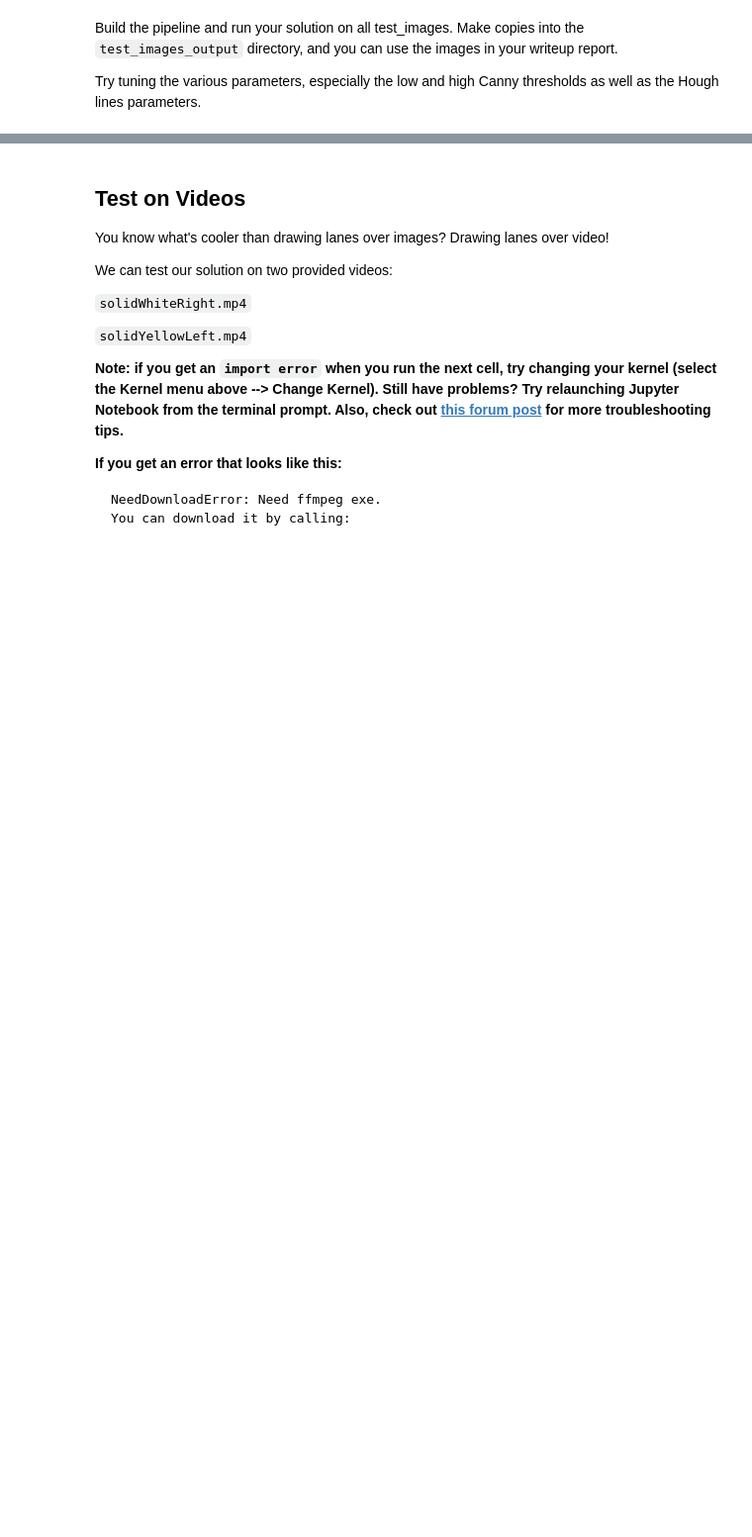
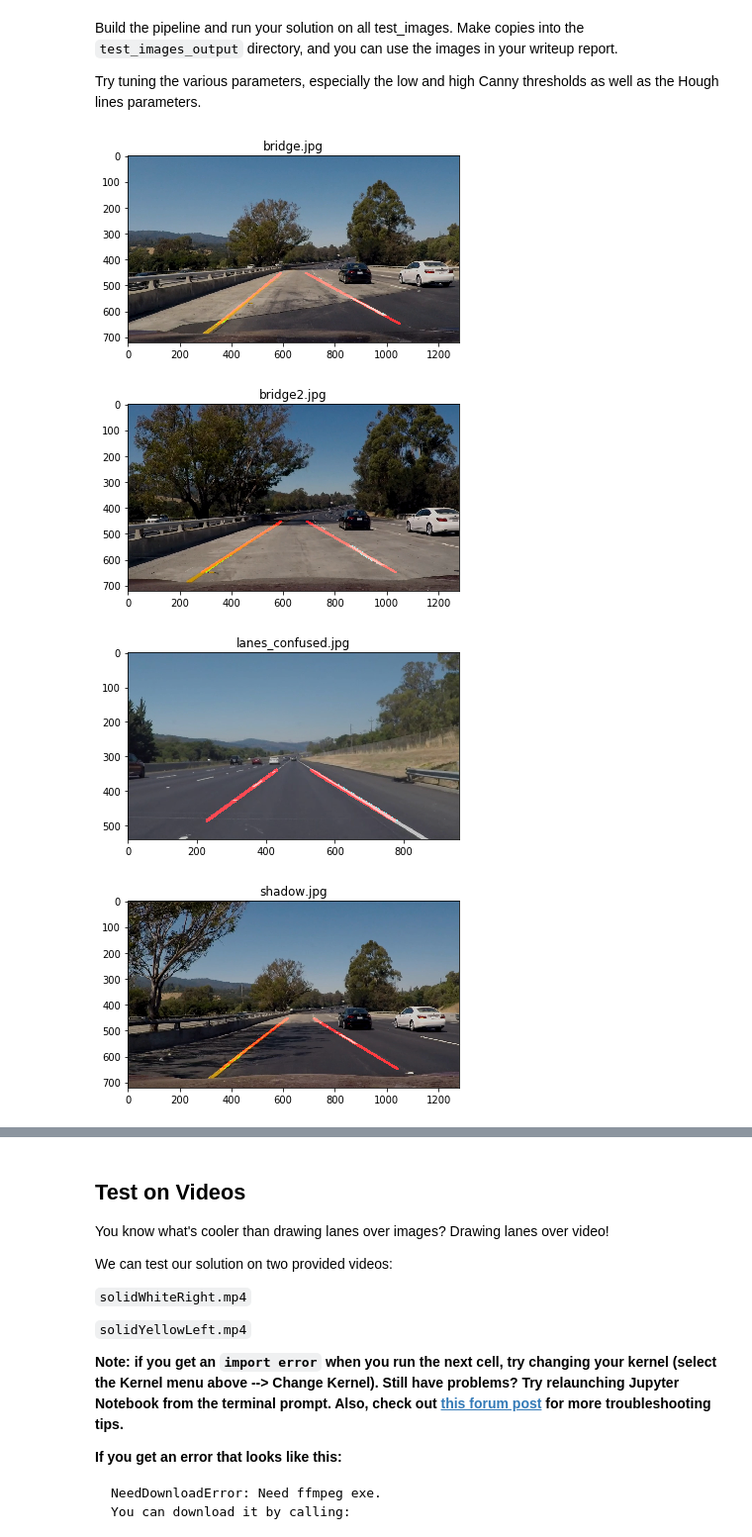
Before and after one commit to astromme/CarND-LaneLines-P1, a Jupyter notebook: P1.ipynb, the cells around one changed output, grey strips where cells are left out. Shown at 99% size. Cells and saved outputs as stored; diff of their text form; code cells hidden in the pictures; blank space fills up the shorter version.

```diff
--- a/P1.ipynb
+++ b/P1.ipynb
@@ -386,12 +386,20 @@ Try tuning the various parameters, especially the low and high Canny thresholds
 # %%
 # TODO: Build your pipeline that will draw lane lines on the test_images
 # then save them to the test_images directory.
 
 for filename in os.listdir("test_images/"):
-    image = mpimg.imread("test_images/" + filename)
+    try:
+        image = mpimg.imread("test_images/" + filename)
+    except OSError:
+        continue
     pipeline, simple_lines = find_lanes(image, None)
+    pipeline.add('final_image', weighted_img(pipeline.image(), image))
 
-    #image_overlay = weighted_img(lines, image)
-    plt.figure(figsize=(20,20))
+    plt.figure()
     plt.title(filename)
     plt.imshow(pipeline.image())
+# %% [output]
+[figure, added]
+[figure, added]
+[figure, added]
+[figure, added]
```
Also changed, not shown: parts of 4 cells of this notebook.
